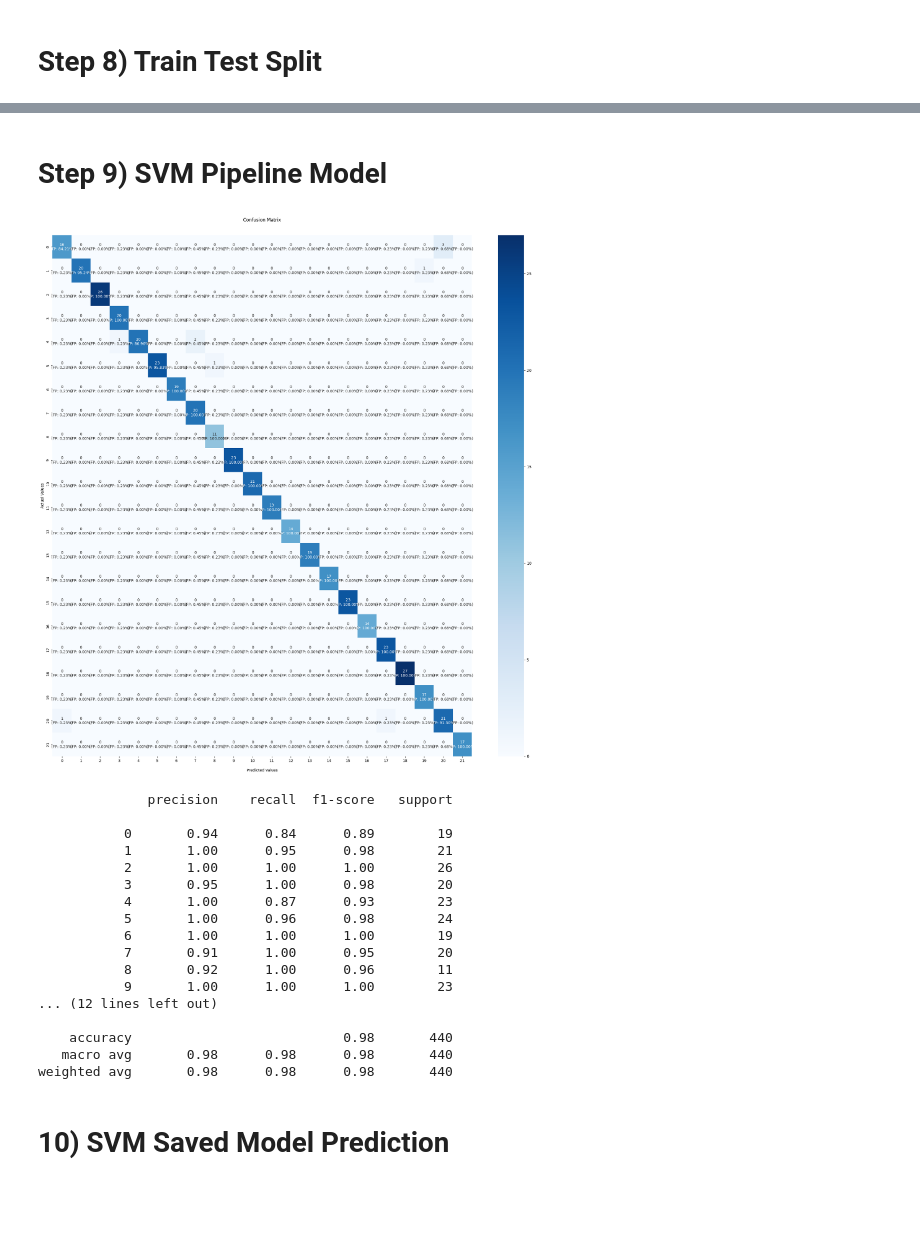
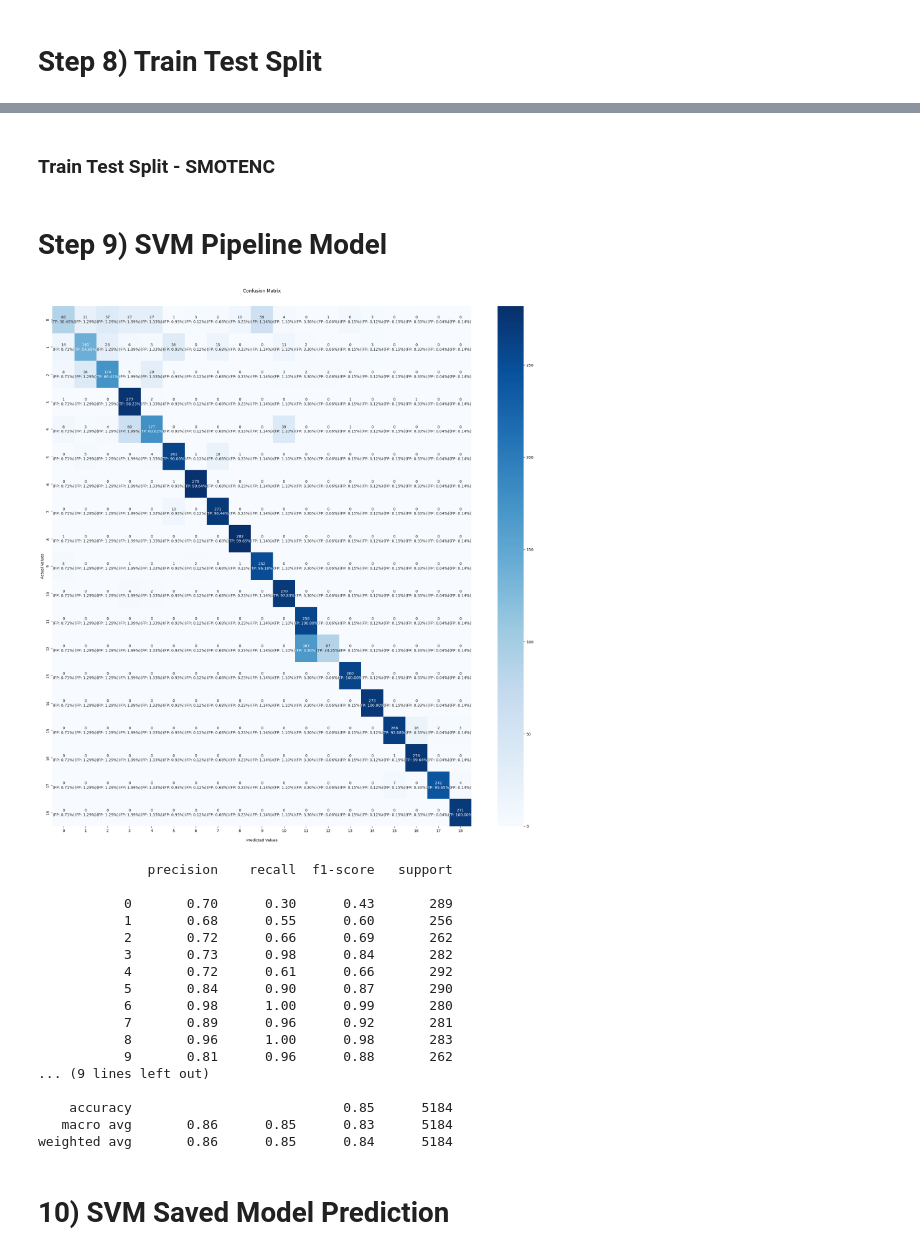
Before and after one commit to leon7731/Agricultural-Fertilizer-Recommendation, a Jupyter notebook: SVM/1) SVM (Pipeline).ipynb, the cells around one changed output, grey strips where cells are left out. Saved outputs shown, nothing was run; the diff lists cells and outputs as text; code cells hidden in the pictures; blank space fills up the shorter version.

```diff
--- a/SVM/1) SVM (Pipeline).ipynb
+++ b/SVM/1) SVM (Pipeline).ipynb
@@ -396,17 +414,18 @@ df.head()
 # %%
-from sklearn.preprocessing import MinMaxScaler, OneHotEncoder, LabelEncoder
+from sklearn.preprocessing import MinMaxScaler, OrdinalEncoder
 from sklearn.compose import ColumnTransformer
 from sklearn.pipeline import Pipeline
 
 # Define preprocessing for numerical and categorical features
-numerical_features = ["N", "P", "K", "temperature", "humidity", "ph", "rainfall"]
-categorical_features = ["label"]
+numerical_features = ["Nitrogen", "Phosphorus", "Potassium", "pH", "Rainfall", "Temperature"]
+categorical_features = ["Soil_color", "Crop", "Fertilizer"]
 
 # Preprocessing steps
 preprocessor = ColumnTransformer(
     transformers=[
         ('num', MinMaxScaler(), numerical_features),
 
+
     ])
 # %% [markdown]
 # Step 8) Train Test Split
@@ -442,0 +533,25 @@ X_train, X_test, y_train, y_test = train_test_split(X, y,
+# %% [markdown]
+### Train Test Split - SMOTENC
+# %%
+from imblearn.over_sampling import SMOTENC
+from sklearn.model_selection import train_test_split
+
+
+X = df.drop("Fertilizer", axis=1)
+y = df["Fertilizer"]
+
+
+categorical_features_indices = [5]
+
+# Apply SMOTE-NC
+smote_nc = SMOTENC(sampling_strategy='auto',
+                   random_state=42,
+                   k_neighbors=5,
+                   n_jobs=-1,
+                   categorical_features=categorical_features_indices
+                   )
+
+X_resampled, y_resampled = smote_nc.fit_resample(X, y)
+
+# Split the resampled data into training and test sets
+X_train, X_test, y_train, y_test = train_test_split(X_resampled, y_resampled, test_size=0.2, random_state=42)
@@ -496,67 +636,53 @@ def Confusion_Matrix_For_Multi_Class_With_Overview(title, y_test, y_pred):
 from sklearn.svm import SVC
 from sklearn.metrics import confusion_matrix, classification_report, accuracy_score
 import joblib
-
-# Best Hyperparameters
-"""
-Best Parameters: {
-    'C': 0.11920575212007149,
-    'kernel': 'poly',
-    'degree': 5,
-    'gamma': 'scale',
-    'coef0': 0.8672017078229275
-    }
-
-Best Score: 0.9892045454545455
-"""
-
 
 # Create a pipeline that first transforms the data then fits the model
 pipeline = Pipeline(steps=[
     ('preprocessor', preprocessor),
     ('classifier', SVC(C=0.119,
                        kernel='poly',
                        degree=5,
                        gamma='scale',
                        coef0=0.867,
                        random_state=42))
 ])
 
 
 # Fit the pipeline on the training data
 pipeline.fit(X_train, y_train)
 
 # Save the model to a file
 joblib_file = "Model/svm_model_pipeline.joblib"
 joblib.dump(pipeline, joblib_file)
 
 
 # Make predictions on the test set
 y_pred = pipeline.predict(X_test)
 
 # Evaluate the model using the custom confusion matrix function
 Confusion_Matrix_For_Multi_Class_With_Overview("Confusion Matrix", y_test, y_pred)
 
 # Creating Classification Report
 print(classification_report(y_test, y_pred))
 # %% [output]
-[figure, old version]
+[figure, new version]
               precision    recall  f1-score   support
 
-           0       0.94      0.84      0.89        19
-           1       1.00      0.95      0.98        21
-           2       1.00      1.00      1.00        26
-           3       0.95      1.00      0.98        20
-           4       1.00      0.87      0.93        23
-           5       1.00      0.96      0.98        24
-           6       1.00      1.00      1.00        19
-           7       0.91      1.00      0.95        20
-           8       0.92      1.00      0.96        11
-           9       1.00      1.00      1.00        23
-... (12 lines left out)
+           0       0.70      0.30      0.43       289
+           1       0.68      0.55      0.60       256
+           2       0.72      0.66      0.69       262
+           3       0.73      0.98      0.84       282
+           4       0.72      0.61      0.66       292
+           5       0.84      0.90      0.87       290
+           6       0.98      1.00      0.99       280
+           7       0.89      0.96      0.92       281
+           8       0.96      1.00      0.98       283
+           9       0.81      0.96      0.88       262
+... (9 lines left out)
 
-    accuracy                           0.98       440
-   macro avg       0.98      0.98      0.98       440
-weighted avg       0.98      0.98      0.98       440
+    accuracy                           0.85      5184
+   macro avg       0.86      0.85      0.83      5184
+weighted avg       0.86      0.85      0.84      5184
 # %% [markdown]
 # 10) SVM Saved Model Prediction
```
Also changed, not shown: parts of 23 cells of this notebook, 25 other files.
